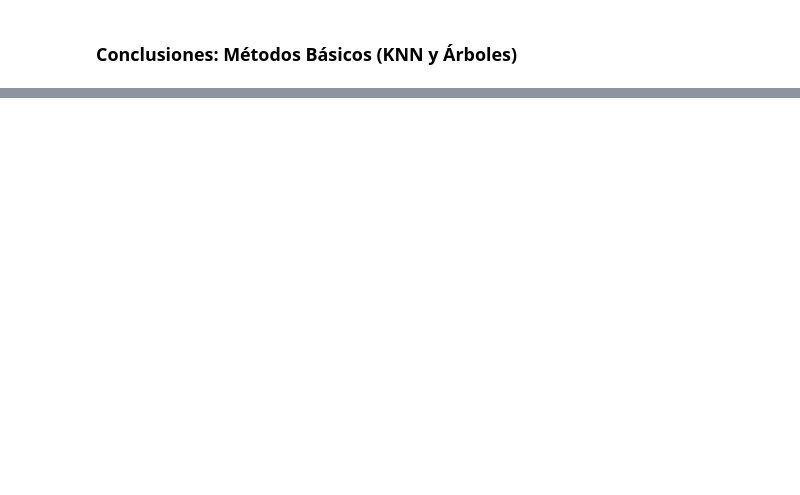
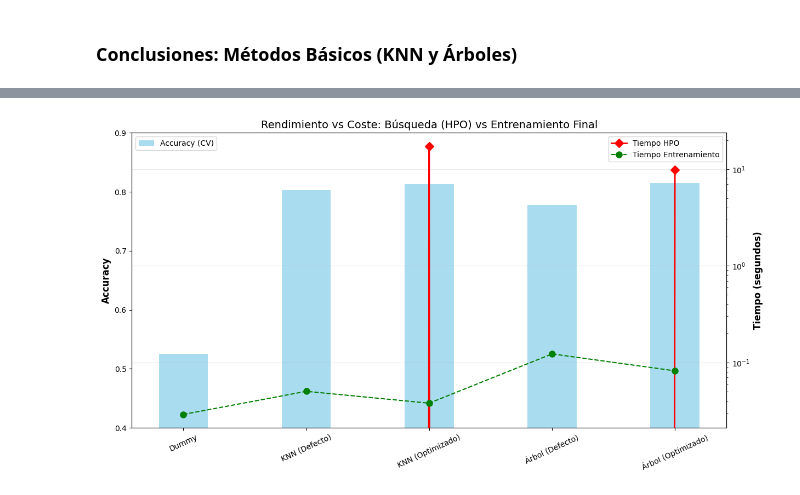
Before and after one commit to mmanchado6/P1_Machine_learning, a Jupyter notebook: Notebook.ipynb, the cells around one changed output, grey strips where cells are left out. Drawn from its saved outputs; the diff is of its cells as text; code cells hidden in the pictures; blank space fills up the shorter version.

```diff
--- a/Notebook.ipynb
+++ b/Notebook.ipynb
@@ -377,0 +550,95 @@ Mediante el uso de árboles poco profundos ($depth = 3$), se identifica que la v
+# %%
+import time
+import pandas as pd
+import matplotlib.pyplot as plt
+from sklearn.dummy import DummyClassifier
+from sklearn.model_selection import cross_val_score
+
+# Vamos a entrenar los modelos con los mejores HP para poder diferenciar el tiempo de entrenamiento del tiempo de HPO.
+# KNN
+start = time.time()
+optuna_knn.best_estimator_.fit(X_train, y_train)
+tiempo_refit_knn = time.time() - start
+
+# Árbol
+start = time.time()
+optuna_tree.best_estimator_.fit(X_train, y_train)
+tiempo_refit_tree = time.time() - start
+
+# Dummy
+dummy_pipe = Pipeline(steps=[
+    ('pre', preprocessor_std),
+    ('model', DummyClassifier(strategy='most_frequent'))
+])
+
+inicio_dummy = time.time()
+dummy_pipe.fit(X_train, y_train)
+tiempo_dummy = time.time() - inicio_dummy
+
+dummy_scores = cross_val_score(dummy_pipe, X_train, y_train, cv=cv_inner, scoring='accuracy')
+accuracy_dummy = dummy_scores.mean()
+
+
+# Agrupamos toda la información para mostrarlo en la gráfica
+datos_comparativa = [
+    {
+        "Modelo": "Dummy",
+        "Accuracy": accuracy_dummy,
+        "Tiempo HPO (s)": 0,
+        "Tiempo Entrenamiento (s)": tiempo_dummy
+    },
+    {
+        "Modelo": "KNN (Defecto)",
+        "Accuracy": resultados_defecto['KNN']['accuracy'],
+        "Tiempo HPO (s)": 0, # No tiene HPO
+        "Tiempo Entrenamiento (s)": resultados_defecto['KNN']['tiempo']
+    },
+    {
+        "Modelo": "KNN (Optimizado)",
+        "Accuracy": optuna_knn.best_score_,
+        "Tiempo HPO (s)": tiempo_knn,
+        "Tiempo Entrenamiento (s)": tiempo_refit_knn
+    },
+    {
+        "Modelo": "Árbol (Defecto)",
+        "Accuracy": resultados_defecto['Árbol de Decisión']['accuracy'],
+        "Tiempo HPO (s)": 0, # No tiene HPO
+        "Tiempo Entrenamiento (s)": resultados_defecto['Árbol de Decisión']['tiempo']
+    },
+    {
+        "Modelo": "Árbol (Optimizado)",
+        "Accuracy": optuna_tree.best_score_,
+        "Tiempo HPO (s)": tiempo_tree,
+        "Tiempo Entrenamiento (s)": tiempo_refit_tree
+    }
+]
+
+# Mostramos toda la información de manera visual
+df_final = pd.DataFrame(datos_comparativa)
+display(df_final.sort_values(by="Accuracy", ascending=False).reset_index(drop=True))
+
+# Mostramos el gráfico para representar la información de manera visual
+fig, ax1 = plt.subplots(figsize=(14, 7))
+
+# Barras de Accuracy
+x = range(len(df_final))
+ax1.bar(x, df_final['Accuracy'], width=0.4, label='Accuracy (CV)', color='skyblue', alpha=0.7)
+ax1.set_ylabel('Accuracy', fontsize=12, fontweight='bold')
+ax1.set_ylim(0.4, 0.9)
+ax1.set_xticks(x)
+ax1.set_xticklabels(df_final['Modelo'], rotation=25)
+
+# Eje derecho para tiempos (en escala logarítmica porque la diferencia muy grande)
+ax2 = ax1.twinx()
+ax2.plot(x, df_final['Tiempo HPO (s)'], color='red', marker='D', markersize=8, label='Tiempo HPO', linewidth=2)
+ax2.plot(x, df_final['Tiempo Entrenamiento (s)'], color='green', marker='o', markersize=8, label='Tiempo Entrenamiento', linestyle='--')
+
+ax2.set_ylabel('Tiempo (segundos)', fontsize=12, fontweight='bold')
+ax2.set_yscale('log')
+
+plt.title('Rendimiento vs Coste: Búsqueda (HPO) vs Entrenamiento Final', fontsize=14)
+ax1.legend(loc='upper left')
+ax2.legend(loc='upper right')
+plt.grid(axis='y', alpha=0.3)
+plt.show()
+# %% [output]
@@ -377,0 +651 @@ Mediante el uso de árboles poco profundos ($depth = 3$), se identifica que la v
+[figure, added]
```
Also changed, not shown: parts of 26 cells of this notebook.
